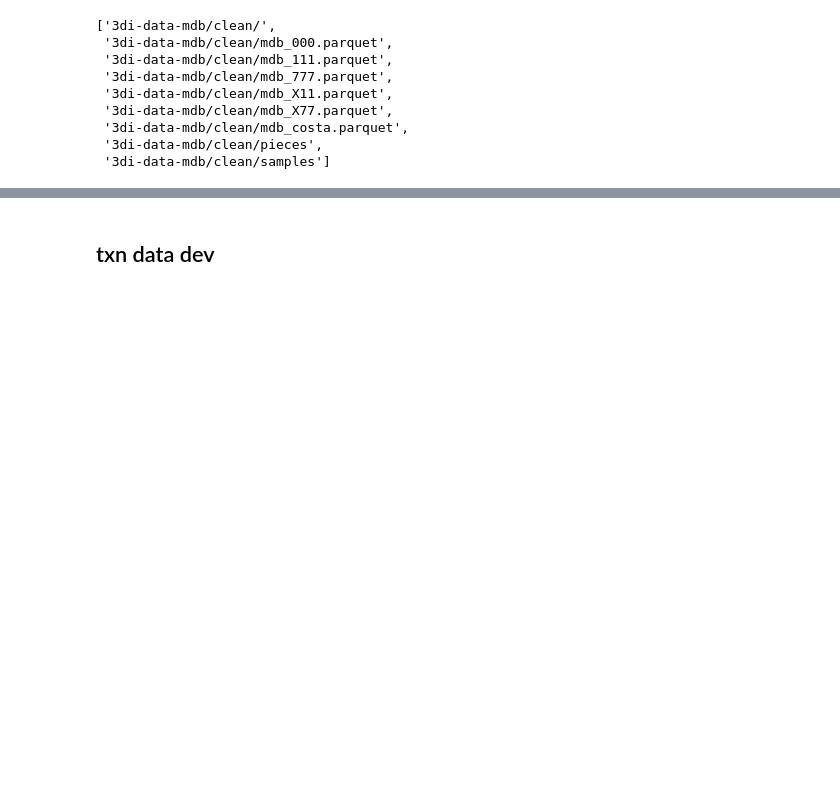
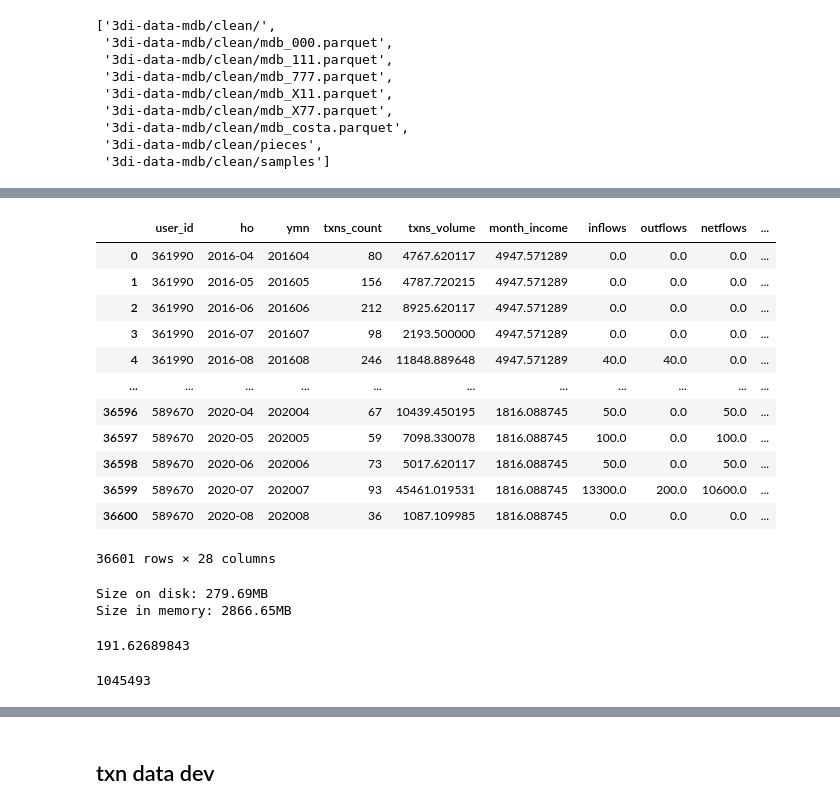
Before and after one commit to fabiangunzinger/mdb_eval, a Jupyter notebook: notebooks/scratchpad.ipynb, the cells around one changed output, grey strips where cells are left out. Saved outputs shown, nothing was run; the diff lists cells and outputs as text; code cells hidden in the pictures; blank space fills up the shorter version.

```diff
--- a/notebooks/scratchpad.ipynb
+++ b/notebooks/scratchpad.ipynb
@@ -43,0 +73,4 @@ shape: (593,133, 35), users: 270
+# %%
+fp = '~/tmp/mdb_111.parquet'
+df = md.read_piece(fp)
+hd.inspect(df)
@@ -43,0 +84,30 @@ shape: (593,133, 35), users: 270
+# %%
+df.rename(columns={'ym': 'ho'})
+# %% [output]
+|  | user_id | ho | ymn | txns_count | txns_volume | month_income | inflows | outflows | netflows | ... |
+| 0 | 361990 | 2016-04 | 201604 | 80 | 4767.620117 | 4947.571289 | 0.0 | 0.0 | 0.0 | ... |
+| 1 | 361990 | 2016-05 | 201605 | 156 | 4787.720215 | 4947.571289 | 0.0 | 0.0 | 0.0 | ... |
+| 2 | 361990 | 2016-06 | 201606 | 212 | 8925.620117 | 4947.571289 | 0.0 | 0.0 | 0.0 | ... |
+| 3 | 361990 | 2016-07 | 201607 | 98 | 2193.500000 | 4947.571289 | 0.0 | 0.0 | 0.0 | ... |
+| 4 | 361990 | 2016-08 | 201608 | 246 | 11848.889648 | 4947.571289 | 40.0 | 40.0 | 0.0 | ... |
+| ... | ... | ... | ... | ... | ... | ... | ... | ... | ... | ... |
+| 36596 | 589670 | 2020-04 | 202004 | 67 | 10439.450195 | 1816.088745 | 50.0 | 0.0 | 50.0 | ... |
+| 36597 | 589670 | 2020-05 | 202005 | 59 | 7098.330078 | 1816.088745 | 100.0 | 0.0 | 100.0 | ... |
+| 36598 | 589670 | 2020-06 | 202006 | 73 | 5017.620117 | 1816.088745 | 50.0 | 0.0 | 50.0 | ... |
+| 36599 | 589670 | 2020-07 | 202007 | 93 | 45461.019531 | 1816.088745 | 13300.0 | 200.0 | 10600.0 | ... |
+| 36600 | 589670 | 2020-08 | 202008 | 36 | 1087.109985 | 1816.088745 | 0.0 | 0.0 | 0.0 | ... |
+36601 rows × 28 columns
+# %%
+print(f'Size on disk: {279685493 / 1e6:.2f}MB')
+print(f'Size in memory: {df.memory_usage(deep=True).sum() / 1e6:.2f}MB')
+# %% [output]
+Size on disk: 279.69MB
+Size in memory: 2866.65MB
+# %%
+19162689843 * 10 / 1e9
+# %% [output]
+191.62689843
+# %%
+df.memory_usage(deep=True).sum()
+# %% [output]
+1045493
```
Also changed, not shown: parts of 20 cells of this notebook, 25 other files.
